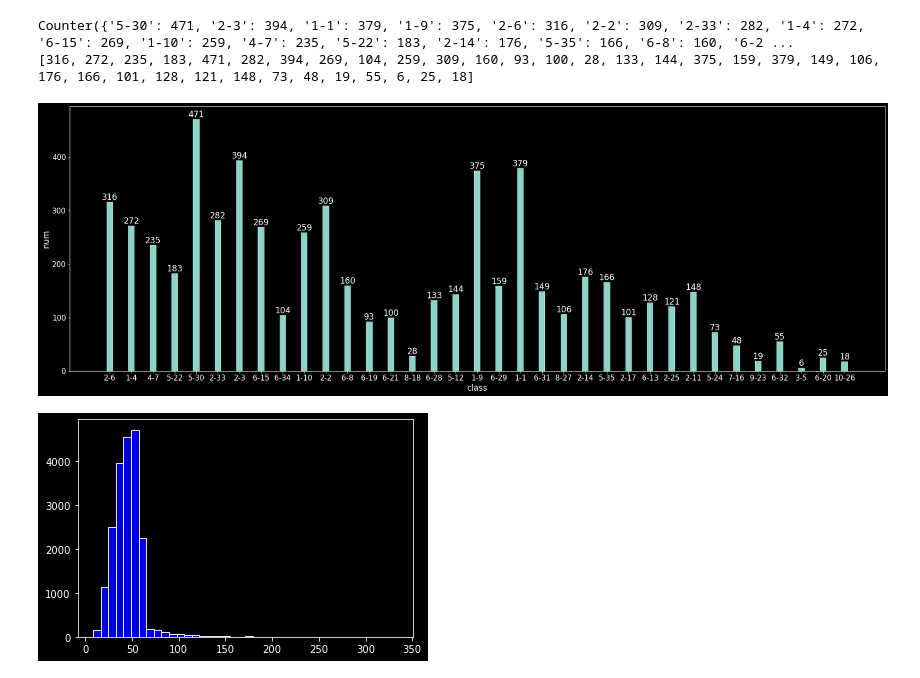
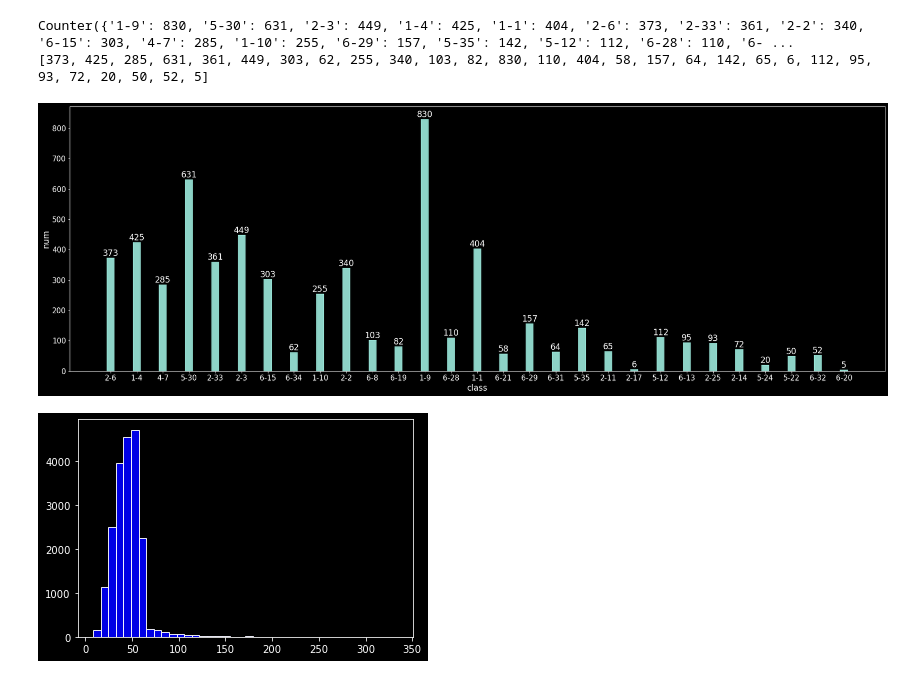
Before and after one commit to LawsonAbs/daguan, a Jupyter notebook: risk_data_grand/utils/show.ipynb, the cells around one changed output. Drawn from its saved outputs; the diff is of its cells as text; code cells hidden in the pictures.

```diff
--- a/risk_data_grand/utils/show.ipynb
+++ b/risk_data_grand/utils/show.ipynb
@@ -24,38 +24,38 @@ def statistic(submission_path):
         cnt[label]+=1
 
     print(cnt)
     return cnt
 
 
 
 if __name__ == "__main__":
     x = [0,1]
-    cnt = dict(statistic("/home/lawson/program/daguan/submission_balance_10_num_30.csv"))
-    # cnt2 = dict(statistic("/home/lawson/program/daguan/submission_ensemble.csv"))
+    cnt = dict(statistic("/home/lawson/program/daguan/submission_ngram_5.csv"))
+    # cnt = dict(statistic("/home/lawson/program/daguan/submission_ensemble.csv"))
     # print(type(cnt))
     x = list(cnt.keys())
     index = np.arange(len(x))
 
     y = list(cnt.values())
     # y2 = list(cnt2.values())
     print(y)
     # print(y2)
     plt.figure(figsize=(30,10))
     for a,b in zip(x,y):
         plt.text(a, b+0.05, '%.0f' % b, ha='center', va= 'bottom',fontsize=17)
 
     # for a,b in zip(x,y2):
     #     plt.text(x, b+0.05, '%.0f' % b, ha='center', va= 'bottom',fontsize=17)
     plt.tick_params(labelsize=15)
     plt.xlabel("class",fontdict={"fontsize":17})
     plt.ylabel("num",fontdict={"fontsize":17})
     plt.bar(x,y,width=0.3,align='center') # 画柱状图
     # plt.bar(index+0.4,y2,width=0.3,align='center') # 画柱状图
     plt.show()
 # %% [output]
-Counter({'5-30': 471, '2-3': 394, '1-1': 379, '1-9': 375, '2-6': 316, '2-2': 309, '2-33': 282, '1-4': 272, '6-15': 269, '1-10': 259, '4-7': 235, '5-22': 183, '2-14': 176, '5-35': 166, '6-8': 160, '6-2 ...
-[316, 272, 235, 183, 471, 282, 394, 269, 104, 259, 309, 160, 93, 100, 28, 133, 144, 375, 159, 379, 149, 106, 176, 166, 101, 128, 121, 148, 73, 48, 19, 55, 6, 25, 18]
+Counter({'1-9': 830, '5-30': 631, '2-3': 449, '1-4': 425, '1-1': 404, '2-6': 373, '2-33': 361, '2-2': 340, '6-15': 303, '4-7': 285, '1-10': 255, '6-29': 157, '5-35': 142, '5-12': 112, '6-28': 110, '6- ...
+[373, 425, 285, 631, 361, 449, 303, 62, 255, 340, 103, 82, 830, 110, 404, 58, 157, 64, 142, 65, 6, 112, 95, 93, 72, 20, 50, 52, 5]
-[figure, old version]
+[figure, new version]
 # %%
 # 分析train+test中每行文本的长度
 import matplotlib.pyplot as plt
```
Also changed, not shown: 3 other files.
